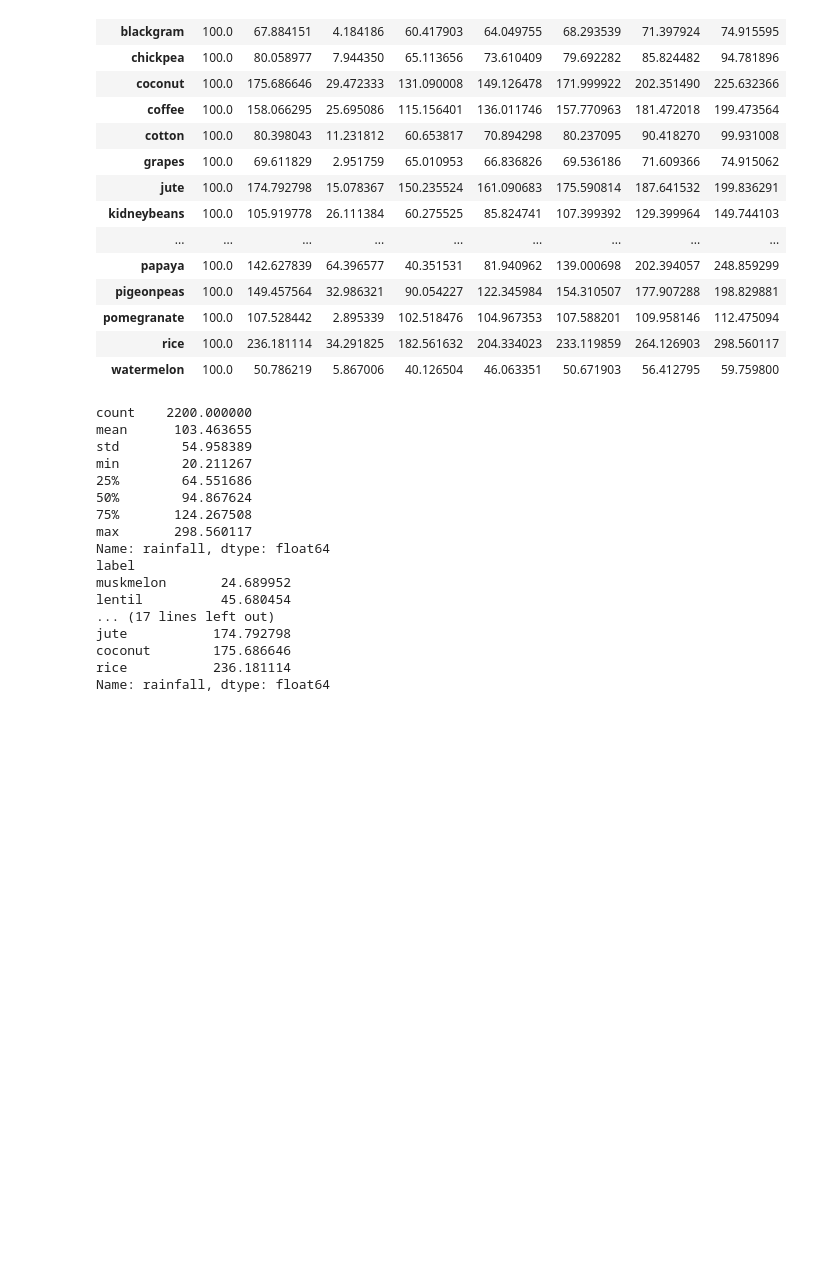
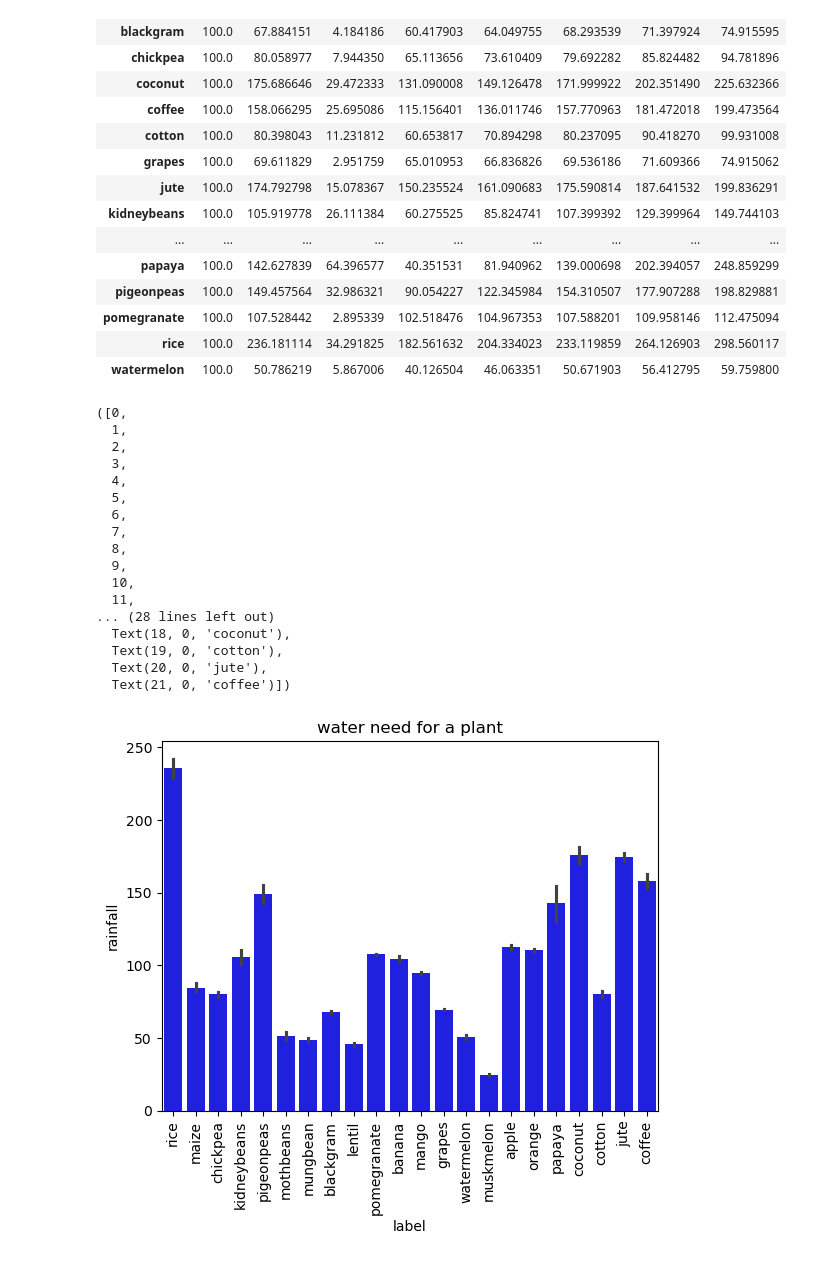
Before and after one commit to yashpawar-99/agripredict-ai, a Jupyter notebook: notebooks/crop_recomendation_data_analyse.ipynb, the cells around one changed output. Drawn from its saved outputs; the diff is of its cells as text; code cells hidden in the pictures; blank space fills up the shorter version.

```diff
--- a/notebooks/crop_recomendation_data_analyse.ipynb
+++ b/notebooks/crop_recomendation_data_analyse.ipynb
@@ -107,23 +95,28 @@ df.groupby("label")["rainfall"].describe()
 | rice | 100.0 | 236.181114 | 34.291825 | 182.561632 | 204.334023 | 233.119859 | 264.126903 | 298.560117 |
 | watermelon | 100.0 | 50.786219 | 5.867006 | 40.126504 | 46.063351 | 50.671903 | 56.412795 | 59.759800 |
 # %%
-print(df["rainfall"].describe())
-print(df.groupby("label")["rainfall"].mean().sort_values())
+import matplotlib.pyplot as plt
+import seaborn as sns
+
+sns.barplot(x="label",y="rainfall",data=df,color="blue")
+plt.title("water need for a plant")
+plt.xticks(rotation = 90)
 # %% [output]
-count    2200.000000
-mean      103.463655
-std        54.958389
-min        20.211267
-25%        64.551686
-50%        94.867624
-75%       124.267508
-max       298.560117
-Name: rainfall, dtype: float64
-label
-muskmelon       24.689952
-lentil          45.680454
-... (17 lines left out)
-jute           174.792798
-coconut        175.686646
-rice           236.181114
-Name: rainfall, dtype: float64
+([0,
+  1,
+  2,
+  3,
+  4,
+  5,
+  6,
+  7,
+  8,
+  9,
+  10,
+  11,
+... (28 lines left out)
+  Text(18, 0, 'coconut'),
+  Text(19, 0, 'cotton'),
+  Text(20, 0, 'jute'),
+  Text(21, 0, 'coffee')])
+[figure, added]
```
Also changed, not shown: parts of 2 cells of this notebook, 1 other file.
